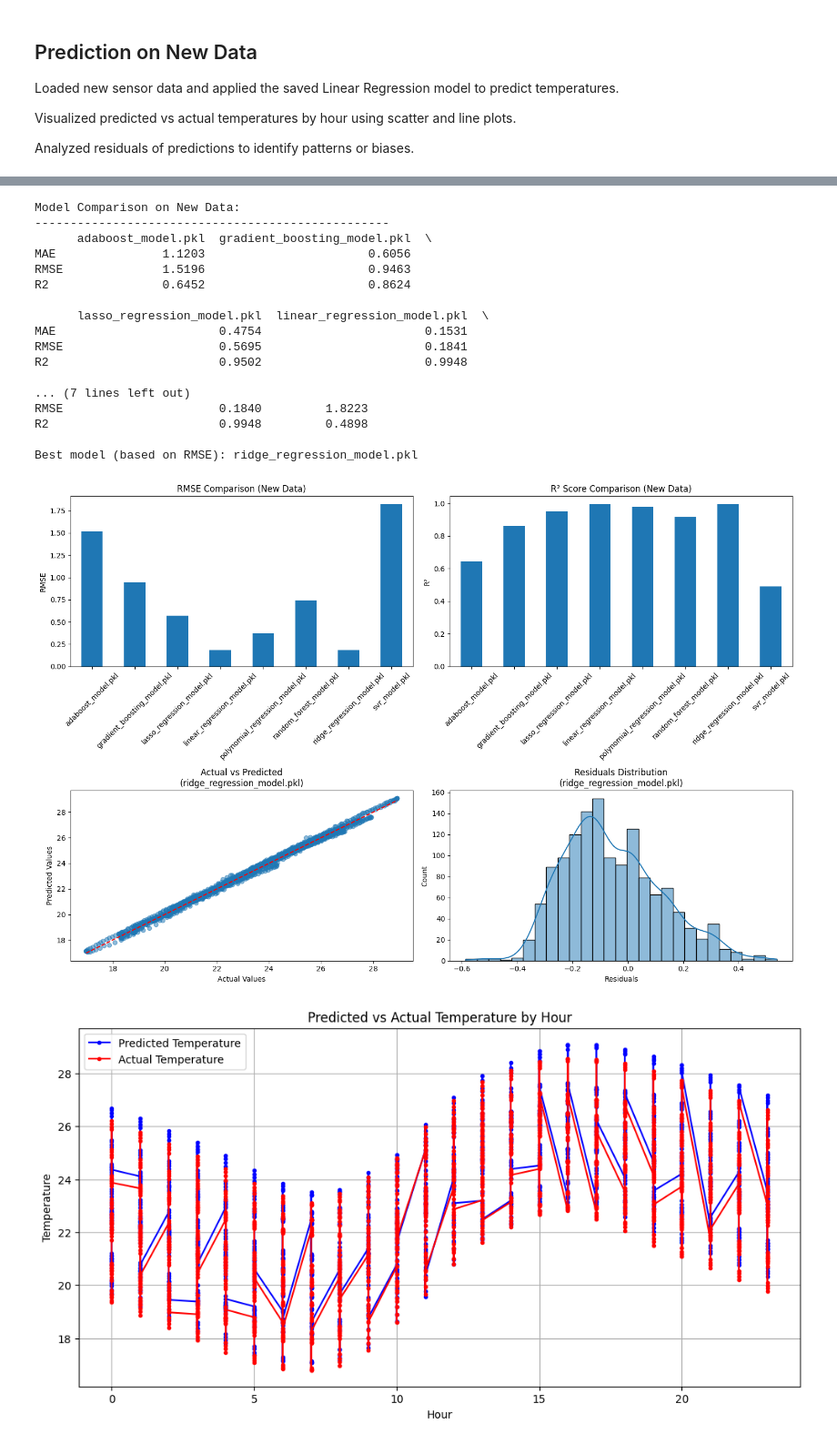
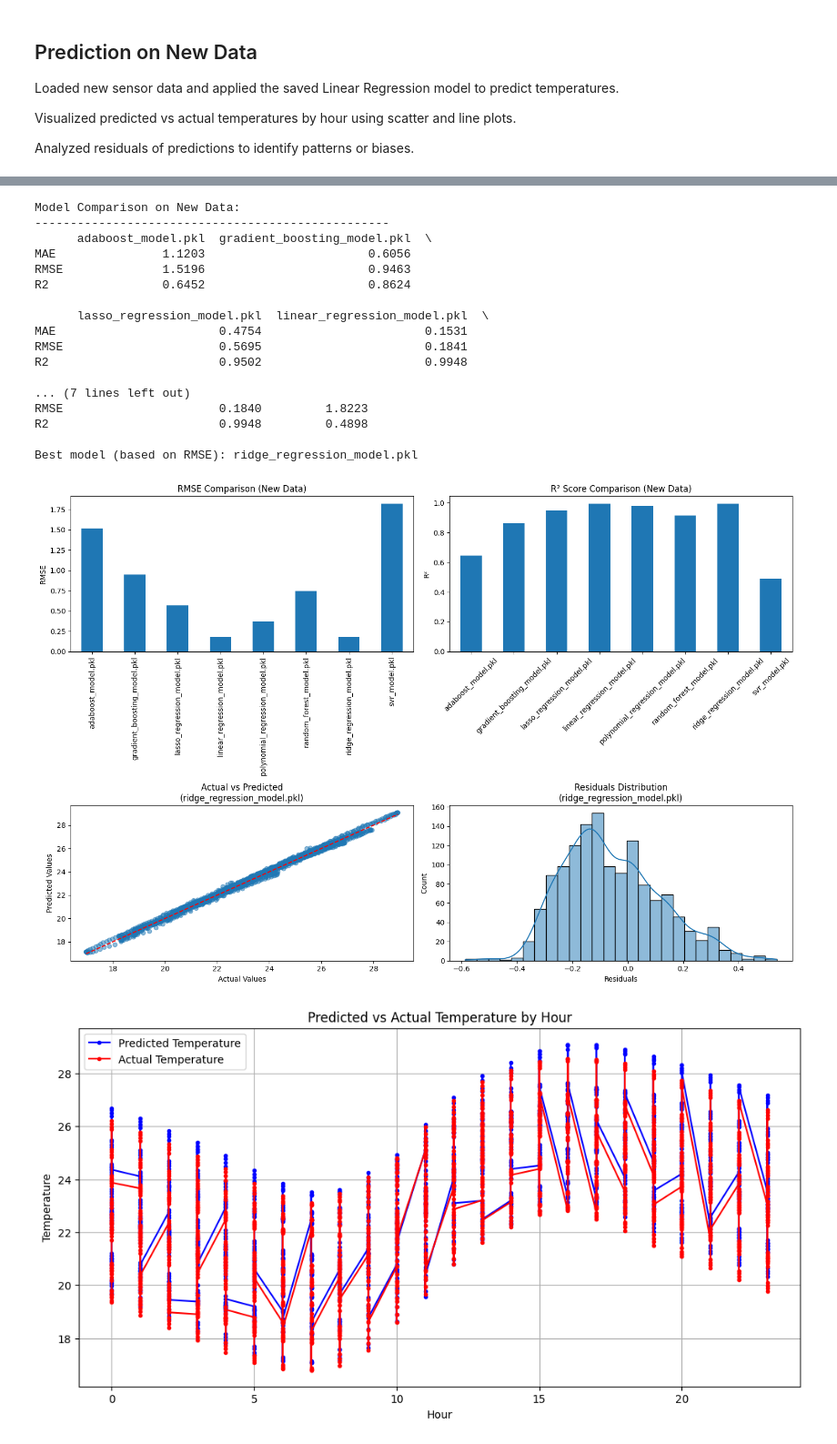
Before and after one commit to codesob/sml2010, a Jupyter notebook: cw.ipynb, the cells around one changed output, grey strips where cells are left out. Shown at 91% size. Saved outputs shown, nothing was run; the diff lists cells and outputs as text; code cells hidden in the pictures.

Commit message:
new plots

```diff
--- a/cw.ipynb
+++ b/cw.ipynb
@@ -789,7 +787,7 @@ plt.figure(figsize=(15, 10))
 plt.subplot(2, 2, 1)
 metrics_df.loc['RMSE'].plot(kind='bar')
 plt.title('RMSE Comparison (New Data)')
-plt.xticks(rotation=45)
+plt.xticks(rotation=90)
 plt.ylabel('RMSE')
 
 # 2. Bar plot for R2
@@ -809,34 +807,34 @@ plt.title(f'Actual vs Predicted\n({best_model_file})')
 plt.xlabel('Actual Values')
 plt.ylabel('Predicted Values')
 
 # 4. Residuals plot for best model
 plt.subplot(2, 2, 4)
 residuals = X_new[target_column] - best_predictions
 sns.histplot(residuals, kde=True)
 plt.title(f'Residuals Distribution\n({best_model_file})')
 plt.xlabel('Residuals')
 
 plt.tight_layout()
 plt.show()
 # %% [output]
 Model Comparison on New Data:
 --------------------------------------------------
       adaboost_model.pkl  gradient_boosting_model.pkl  \
 MAE               1.1203                       0.6056
 RMSE              1.5196                       0.9463
 R2                0.6452                       0.8624
 
       lasso_regression_model.pkl  linear_regression_model.pkl  \
 MAE                       0.4754                       0.1531
 RMSE                      0.5695                       0.1841
 R2                        0.9502                       0.9948
 
 ... (7 lines left out)
 RMSE                      0.1840         1.8223
 R2                        0.9948         0.4898
 
 Best model (based on RMSE): ridge_regression_model.pkl
-[figure, old version]
+[figure, new version]
 # %%
 import matplotlib.pyplot as plt
 from sklearn.metrics import mean_squared_error, r2_score
```
Also changed, not shown: parts of 1 cell of this notebook, 1 other file.
